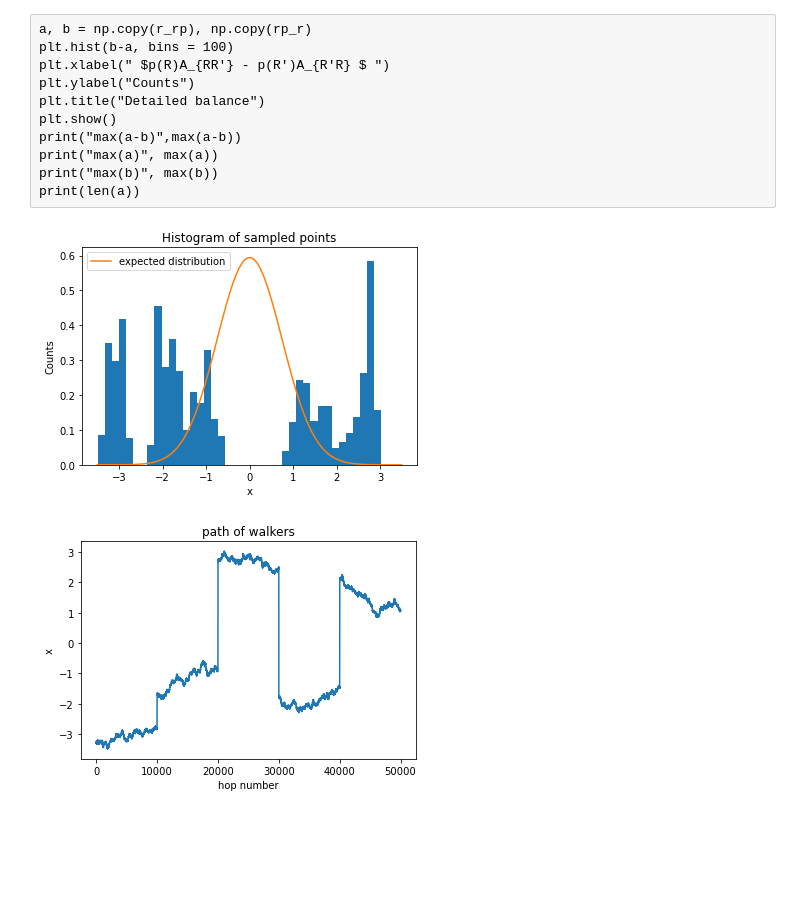
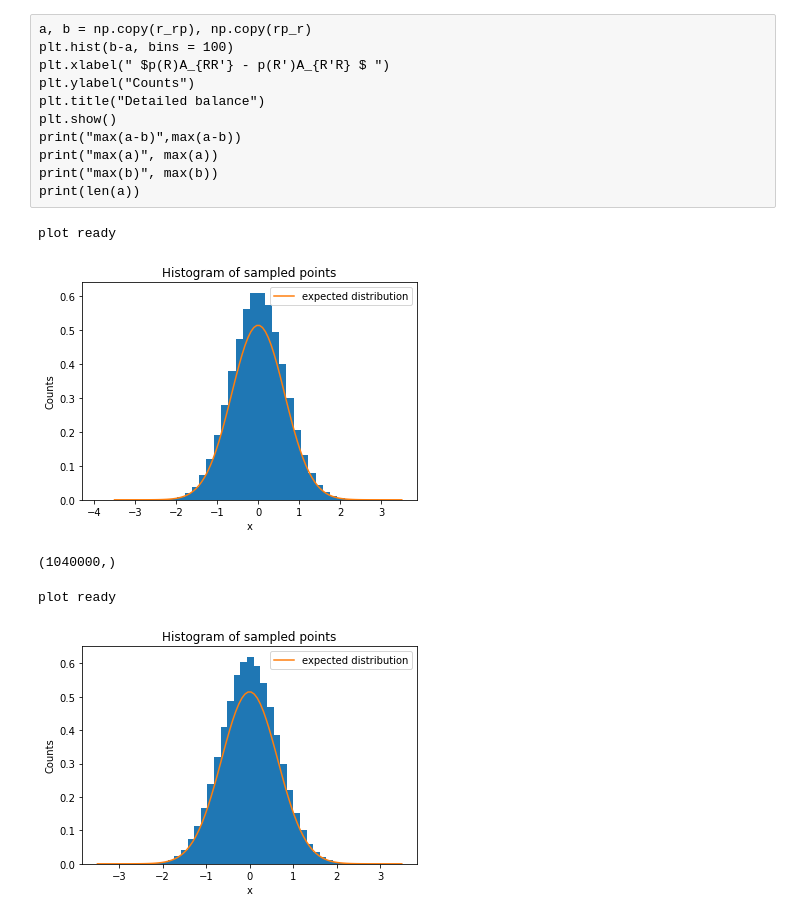
Before and after one commit to PoldeDalmau/Quantum_Monte_Carlo, a Jupyter notebook: Main.ipynb, the cells around one changed output. Cells and saved outputs as stored; diff of their text form; code cells hidden in the pictures; blank space fills up the shorter version.

Commit message:
Code reorganized. Burn in works for each walker.

```diff
--- a/Main.ipynb
+++ b/Main.ipynb
@@ -4,27 +4,28 @@ import random
 import matplotlib.pyplot as plt
 from time import time
 # %%
-n_walkers = 5
-n_hopsperwalker = 10000
+n_walkers = 40
+n_hopsperwalker = 30_000
 
 n_samples = n_walkers * n_hopsperwalker
-burn_in = int(0)
-n_used = n_samples-burn_in
+n_removed = int(4000)
+n_used = n_samples-n_removed*n_walkers
 
-hop_size = 0.01                                      # set it in order to get alpha of about 0.5
+hop_size = 2                                    # set it in order to get alpha of about 0.5
 
 #random.seed(10)
 # %%
 run -i Skeleton.py
 # %%
-#list_alpha = [0.40, 0.45, 0.50, 0.55, 0.60]
-list_alpha = [0.45]
+list_alpha = [0.40, 0.45, 0.50, 0.55, 0.60]
+#list_alpha = [0.45]
 tic = time()
 for i in list_alpha:
     pdfparameters = [i]
     functionparameters = [i]
-    integral, variance, acc, r_rp, rp_r, dist  = integrate(pdff=psi2_Harmonic, func=E_L_Harmonic, param=pdfparameters, funcparam=functionparameters)
-    strin = "alpha: " + str(i) + "; integral: " + str((integral)) + " $\pm$ " + str(variance) + "; accepted/total = " + str(acc)
+    dist, accept_ratio, r_rp, rp_r = mcmc_sample(hops=n_samples, pdf = psi2_Harmonic, pdfparam=pdfparameters)
+    integral, variance= integrate(pdff=psi2_Harmonic, func=E_L_Harmonic, param=pdfparameters, funcparam=functionparameters, dist_=dist)
+    strin = "alpha: " + str(i) + "; integral: " + str((integral)) + " $\pm$ " + str(variance) + "; accepted/total = " + str(accept_ratio)
     print(strin)
 toc = time()
 print("Simulation time in seconds", toc-tic)
@@ -45,12 +50,22 @@ print(len(a))
 # %%
 plot_dist(dist, 40, psi2_Harmonic, pdfparameters[0])
 
-step = np.arange(0,len(dist))
-plt.plot(step, dist)
-plt.ylabel("x")
-plt.xlabel("hop number")
-plt.title("path of walkers")
-plt.show()
+#step = np.arange(1,len(dist)+1)
+#plt.plot(step, dist)
+#plt.ylabel("x")
+#plt.xlabel("hop number")
+#plt.title("path of walkers")
+#plt.show()
 # %% [output]
+plot ready
-[figure, old version]
+[figure, new version]
-[figure, removed]
+# %%
+trimmed_dist = burn_in(dist, n_removed)
+trimmed_dist.shape
+# %% [output]
+(1040000,)
+# %%
+plot_dist(trimmed_dist, 40, psi2_Harmonic, pdfparameters[0])
+# %% [output]
+plot ready
+[figure, added]
```
Also changed, not shown: parts of 1 cell of this notebook, 2 other files.
